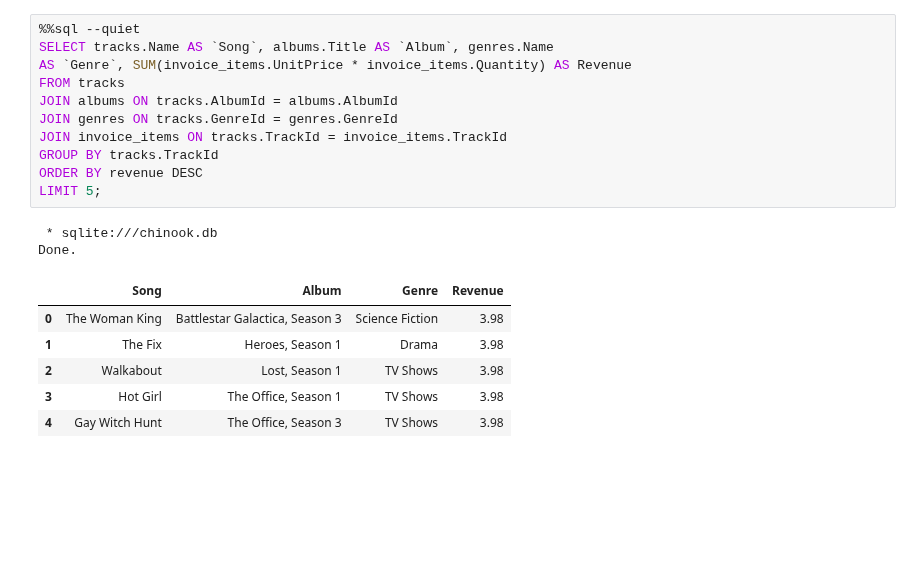
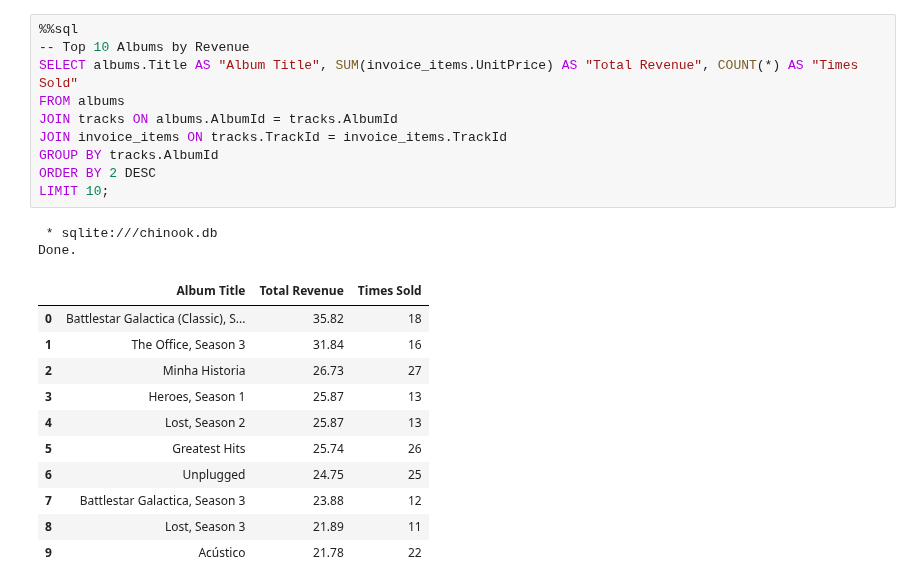
Before and after one commit to LucasCroslyn/CodingProblems, a Jupyter notebook: CodeAcademy/Data Science SQL Projects/DSIP #2 Sample Database/Queries.ipynb, the cells around one changed output. Saved outputs shown, nothing was run; the diff lists cells and outputs as text; blank space fills up the shorter version.

Commit message:
Finished Data Science Independent Project #2

```diff
--- a/CodeAcademy/Data Science SQL Projects/DSIP #2 Sample Database/Queries.ipynb
+++ b/CodeAcademy/Data Science SQL Projects/DSIP #2 Sample Database/Queries.ipynb
@@ -13,20 +93,24 @@
 # %%
-%%sql --quiet
-SELECT tracks.Name AS `Song`, albums.Title AS `Album`, genres.Name
-AS `Genre`, SUM(invoice_items.UnitPrice * invoice_items.Quantity) AS Revenue
-FROM tracks
-JOIN albums ON tracks.AlbumId = albums.AlbumId
-JOIN genres ON tracks.GenreId = genres.GenreId
+%%sql
+-- Top 10 Albums by Revenue
+SELECT albums.Title AS "Album Title", SUM(invoice_items.UnitPrice) AS "Total Revenue", COUNT(*) AS "Times Sold"
+FROM albums
+JOIN tracks ON albums.AlbumId = tracks.AlbumId
 JOIN invoice_items ON tracks.TrackId = invoice_items.TrackId
-GROUP BY tracks.TrackId
-ORDER BY revenue DESC
-LIMIT 5;
+GROUP BY tracks.AlbumId
+ORDER BY 2 DESC
+LIMIT 10;
 # %% [output]
  * sqlite:///chinook.db
 Done.
-|  | Song | Album | Genre | Revenue |
-| 0 | The Woman King | Battlestar Galactica, Season 3 | Science Fiction | 3.98 |
-| 1 | The Fix | Heroes, Season 1 | Drama | 3.98 |
-| 2 | Walkabout | Lost, Season 1 | TV Shows | 3.98 |
-| 3 | Hot Girl | The Office, Season 1 | TV Shows | 3.98 |
-| 4 | Gay Witch Hunt | The Office, Season 3 | TV Shows | 3.98 |
+|  | Album Title | Total Revenue | Times Sold |
+| 0 | Battlestar Galactica (Classic), S... | 35.82 | 18 |
+| 1 | The Office, Season 3 | 31.84 | 16 |
+| 2 | Minha Historia | 26.73 | 27 |
+| 3 | Heroes, Season 1 | 25.87 | 13 |
+| 4 | Lost, Season 2 | 25.87 | 13 |
+| 5 | Greatest Hits | 25.74 | 26 |
+| 6 | Unplugged | 24.75 | 25 |
+| 7 | Battlestar Galactica, Season 3 | 23.88 | 12 |
+| 8 | Lost, Season 3 | 21.89 | 11 |
+| 9 | Acústico | 21.78 | 22 |
```
Also changed, not shown: parts of 25 cells of this notebook, 1 other file.
